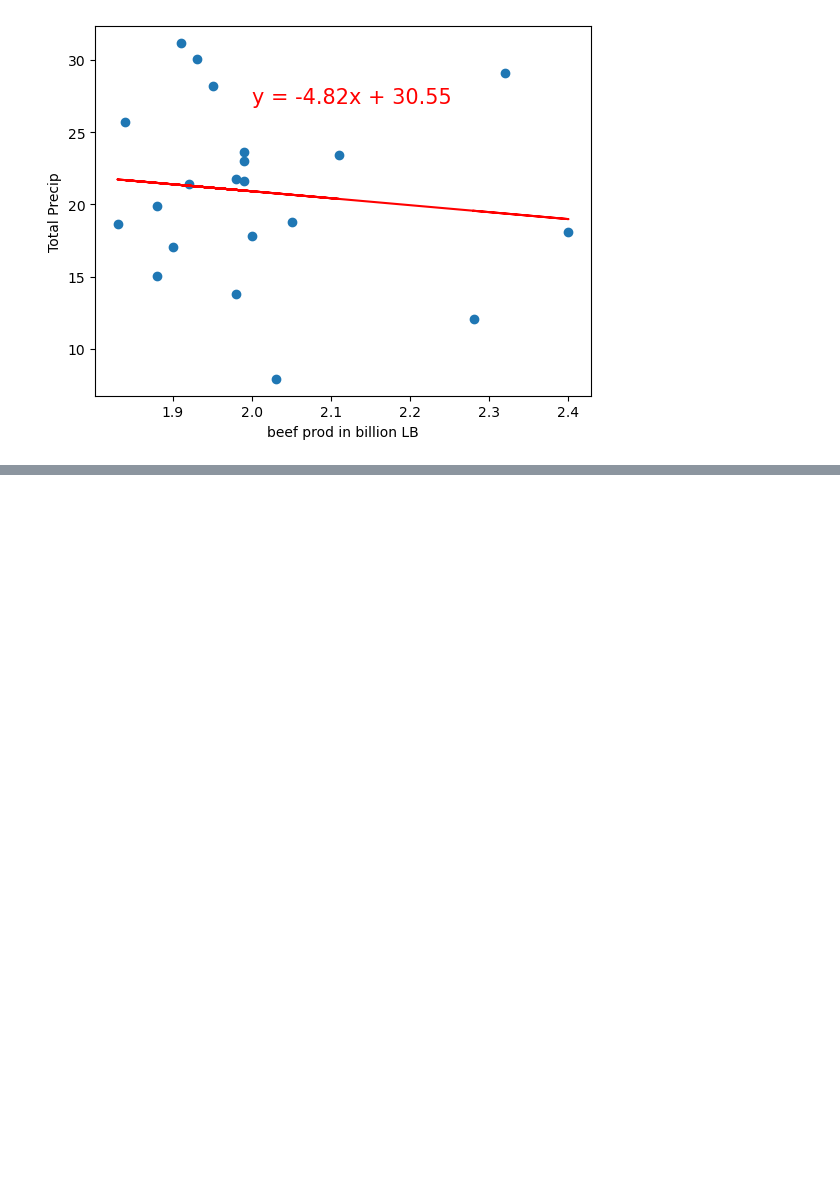
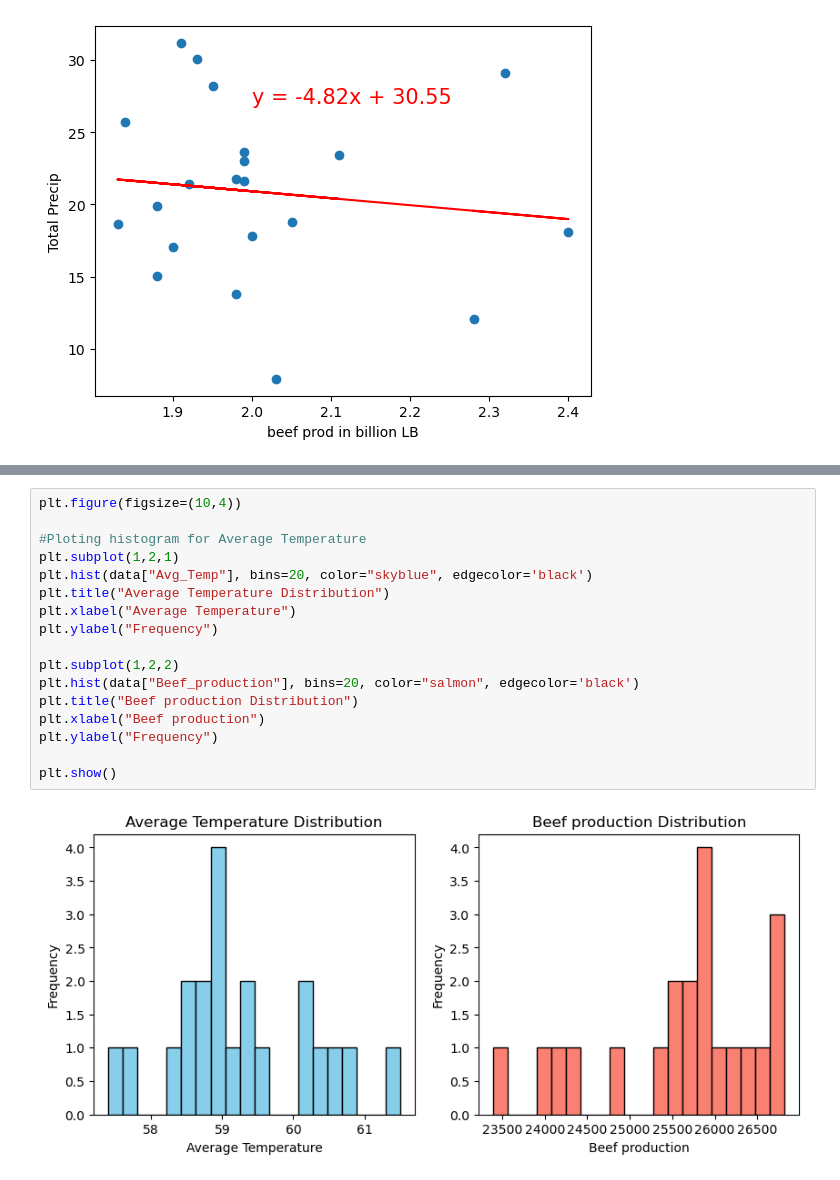
Before and after one commit to LeftCoastNerdGirl/Group-5-Project, a Jupyter notebook: Starter Code.ipynb, the cells around one changed output, grey strips where cells are left out. Cells and saved outputs as stored; diff of their text form; blank space fills up the shorter version.

```diff
--- a/Starter Code.ipynb
+++ b/Starter Code.ipynb
@@ -70,0 +118,19 @@ rvalue:-0.12
+# %%
+plt.figure(figsize=(10,4))
+
+#Ploting histogram for Average Temperature
+plt.subplot(1,2,1)
+plt.hist(data["Avg_Temp"], bins=20, color="skyblue", edgecolor='black')
+plt.title("Average Temperature Distribution")
+plt.xlabel("Average Temperature")
+plt.ylabel("Frequency")
+
+plt.subplot(1,2,2)
+plt.hist(data["Beef_production"], bins=20, color="salmon", edgecolor='black')
+plt.title("Beef production Distribution")
+plt.xlabel("Beef production")
+plt.ylabel("Frequency")
+
+plt.show()
+# %% [output]
+[figure, added]
```
Also changed, not shown: parts of 9 cells of this notebook.
